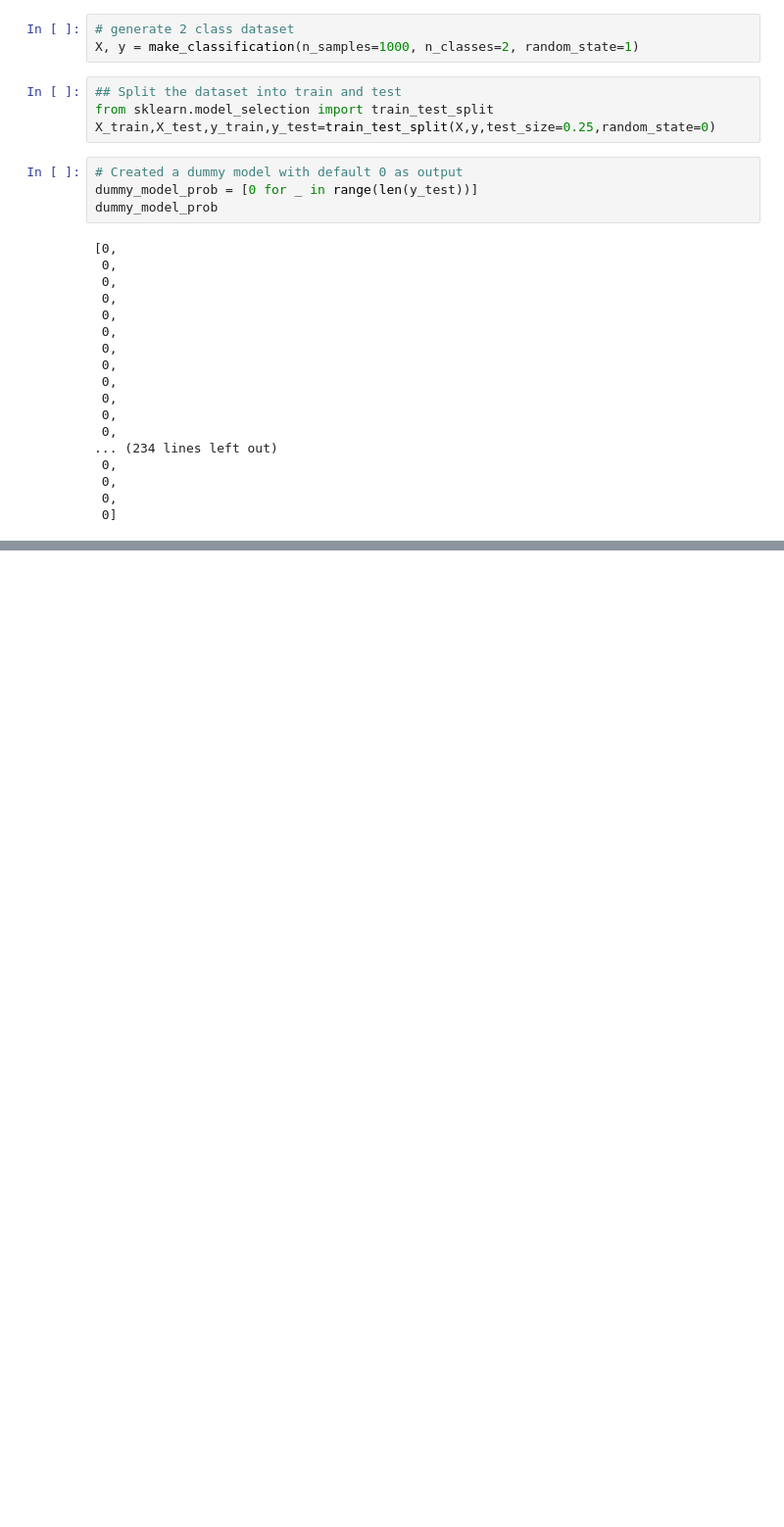
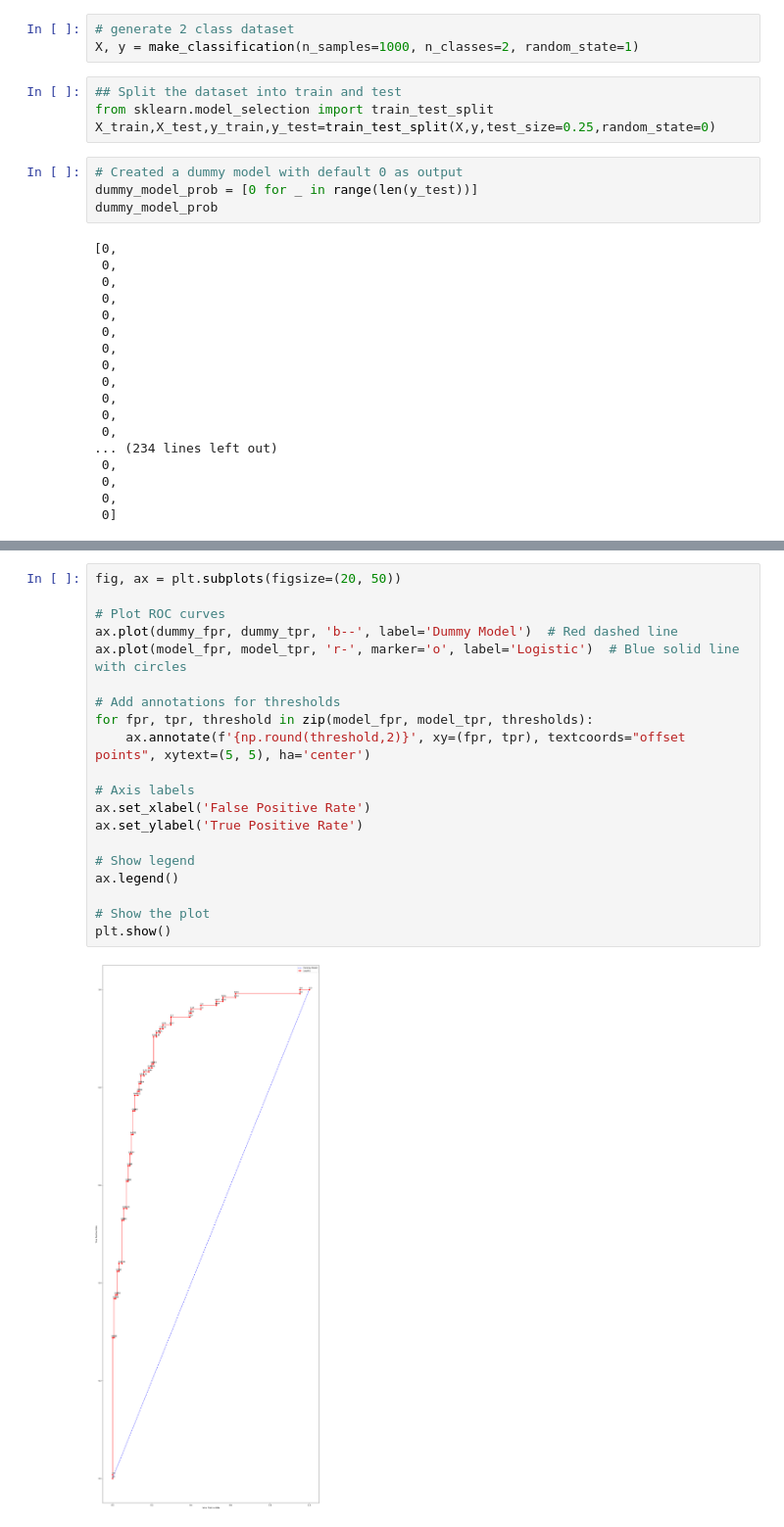
Before and after one commit to ShreyanshMehra/ML, a Jupyter notebook: Logistic Regression/Logistic_regg.ipynb, the cells around one changed output, grey strips where cells are left out. Shown: that part at 98% size. Cells and saved outputs as stored; diff of their text form; blank space fills up the shorter version.

```diff
--- a/Logistic Regression/Logistic_regg.ipynb
+++ b/Logistic Regression/Logistic_regg.ipynb
@@ -202,0 +258,22 @@ dummy_model_prob
+# %%
+fig, ax = plt.subplots(figsize=(20, 50))
+
+# Plot ROC curves
+ax.plot(dummy_fpr, dummy_tpr, 'b--', label='Dummy Model')  # Red dashed line
+ax.plot(model_fpr, model_tpr, 'r-', marker='o', label='Logistic')  # Blue solid line with circles
+
+# Add annotations for thresholds
+for fpr, tpr, threshold in zip(model_fpr, model_tpr, thresholds):
+    ax.annotate(f'{np.round(threshold,2)}', xy=(fpr, tpr), textcoords="offset points", xytext=(5, 5), ha='center')
+
+# Axis labels
+ax.set_xlabel('False Positive Rate')
+ax.set_ylabel('True Positive Rate')
+
+# Show legend
+ax.legend()
+
+# Show the plot
+plt.show()
+# %% [output]
+[figure, added]
```
Also changed, not shown: parts of 8 cells of this notebook, 6 other files.
